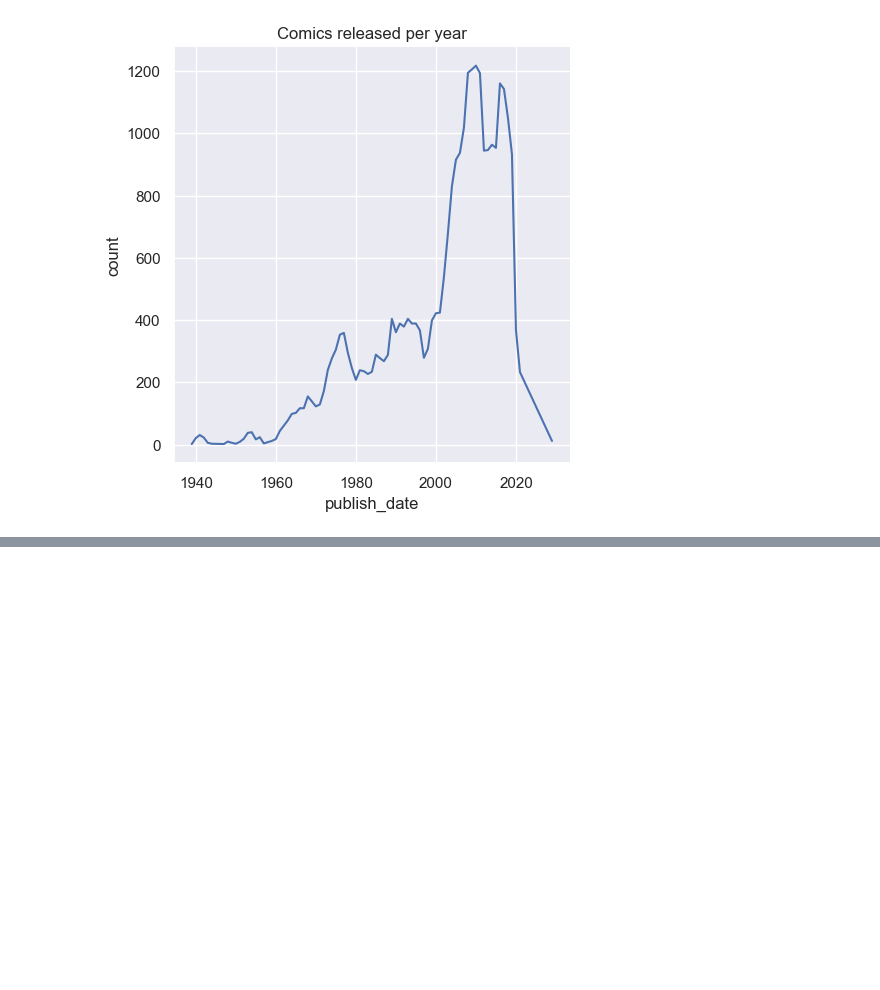
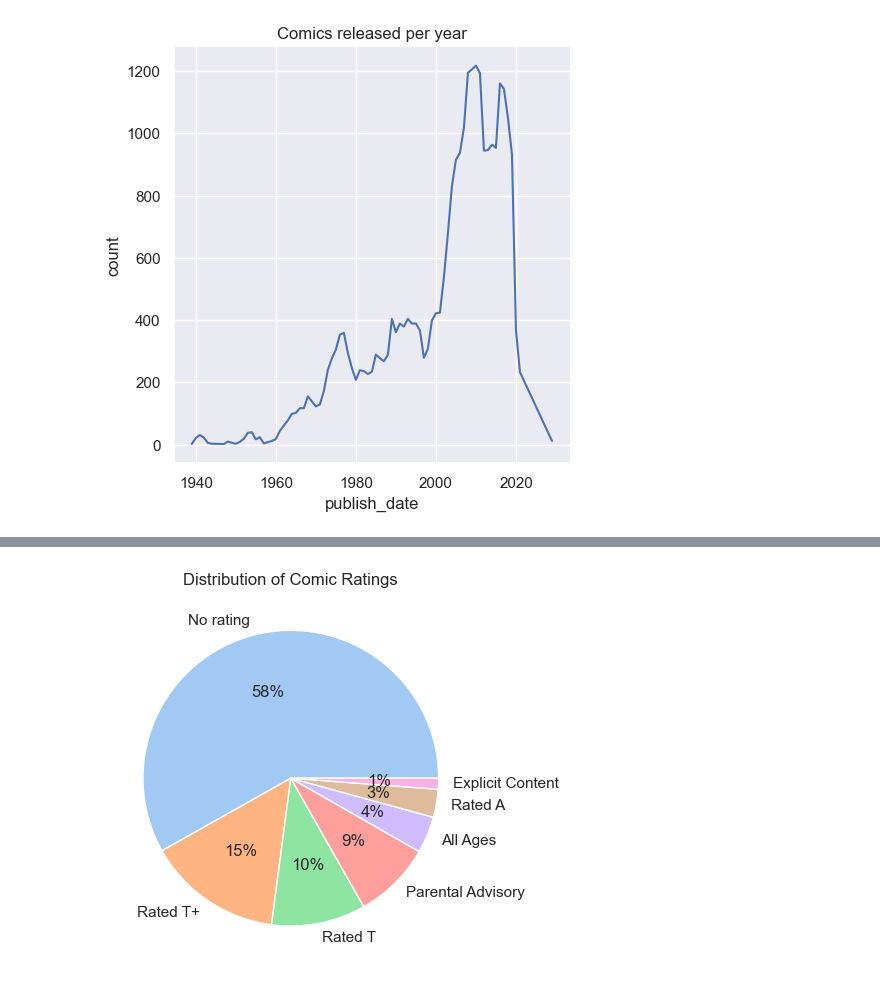
Before and after one commit to artkumik/random-forest, a Jupyter notebook: comics/comics.ipynb, the cells around one changed output, grey strips where cells are left out. Drawn from its saved outputs; the diff is of its cells as text; code cells hidden in the pictures; blank space fills up the shorter version.

Commit message:
comics 3

```diff
--- a/comics/comics.ipynb
+++ b/comics/comics.ipynb
@@ -36,16 +63,18 @@ dtype: int64
 # %%
+df_size_1 = df.size
+
 df["issue_title"] = df["issue_title"].fillna(df["comic_name"])
 df["penciler"] = df["penciler"].fillna("Unknown")
 df["writer"] = df["writer"].fillna("Unknown")
 df["cover_artist"] = df["cover_artist"].fillna("Unknown")
-df["Imprint"] = df["Imprint"].fillna("None")
-df["Format"] = df["Format"].fillna("None")
-df["Rating"] = df["Rating"].fillna("No Rating")
+df["imprint"] = df["imprint"].fillna("None")
+df["format"] = df["format"].fillna("None")
+df["rating"] = df["rating"].fillna("No rating")
 
 df = df[df["publish_date"] != "November 30, -0001"]
 df["publish_date"] = pd.to_datetime(df["publish_date"])
 
-print()
 df = df.dropna()
-df.size
+df_size_2 = df.size
+print(f"{df_size_2} / {df_size_1} = {df_size_2/df_size_1}")
 # %% [output]
@@ -52,0 +139,8 @@ df.size
+# %%
+df["format"] = df["format"].str.strip()
+
+df.loc[df["format"] == "comic", "format"] = "Comic"
+df.loc[df["format"] == "DIGITAL COMIC", "format"] = "Digital Comic"
+df.loc[df["format"] == "MAGAZINE", "format"] = "Magazine"
+
+df["format"].value_counts()
@@ -52,0 +160,13 @@ df.size
+# %%
+df["imprint"] = df["imprint"].str.strip()
+
+df.loc[df["imprint"] == "MARVEL UNIVERSE", "imprint"] = "Marvel Universe"
+df.loc[df["imprint"] == "MARVEL UNIVERS", "imprint"] = "Marvel Universe"
+df.loc[df["imprint"] == "MARVEL KNIGHTS", "imprint"] = "Marvel Knights"
+df.loc[df["imprint"] == "MARVEL ADVENTURES", "imprint"] = "Marvel Adventures"
+df.loc[df["imprint"] == "MARVEL ILLUSTRATED", "imprint"] = "Marvel Illustrated"
+df.loc[df["imprint"] == "Not in Oracle", "imprint"] = "None"
+df.loc[df["imprint"] == "marvel age", "imprint"] = "Marvel Age"
+
+
+df["imprint"].value_counts()
@@ -53,3 +191,5 @@ df.size
+# %%
+df["publish_dates"] = pd.to_datetime(df["publish_date"])
 # %% [markdown]
 ***Data Exploration***
 # %%
@@ -133,0 +216,9 @@ Name: count, dtype: int64
+# %%
+rating_counts = df["rating"].value_counts()
+
+palette_color = sns.color_palette('pastel')
+plt.pie(rating_counts, labels=rating_counts.index, colors=palette_color, autopct='%.0f%%')
+plt.title("Distribution of Comic Ratings")
+plt.show()
+# %% [output]
+[figure, added]
```
Also changed, not shown: parts of 13 cells of this notebook.
